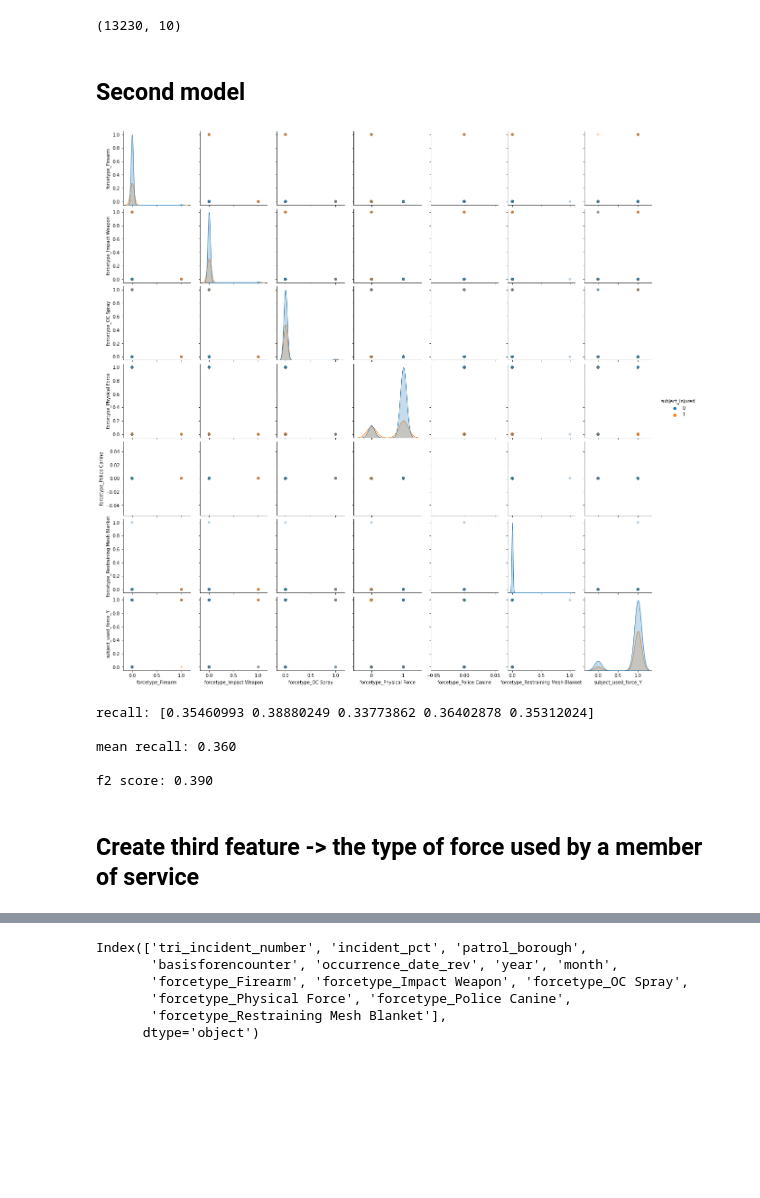
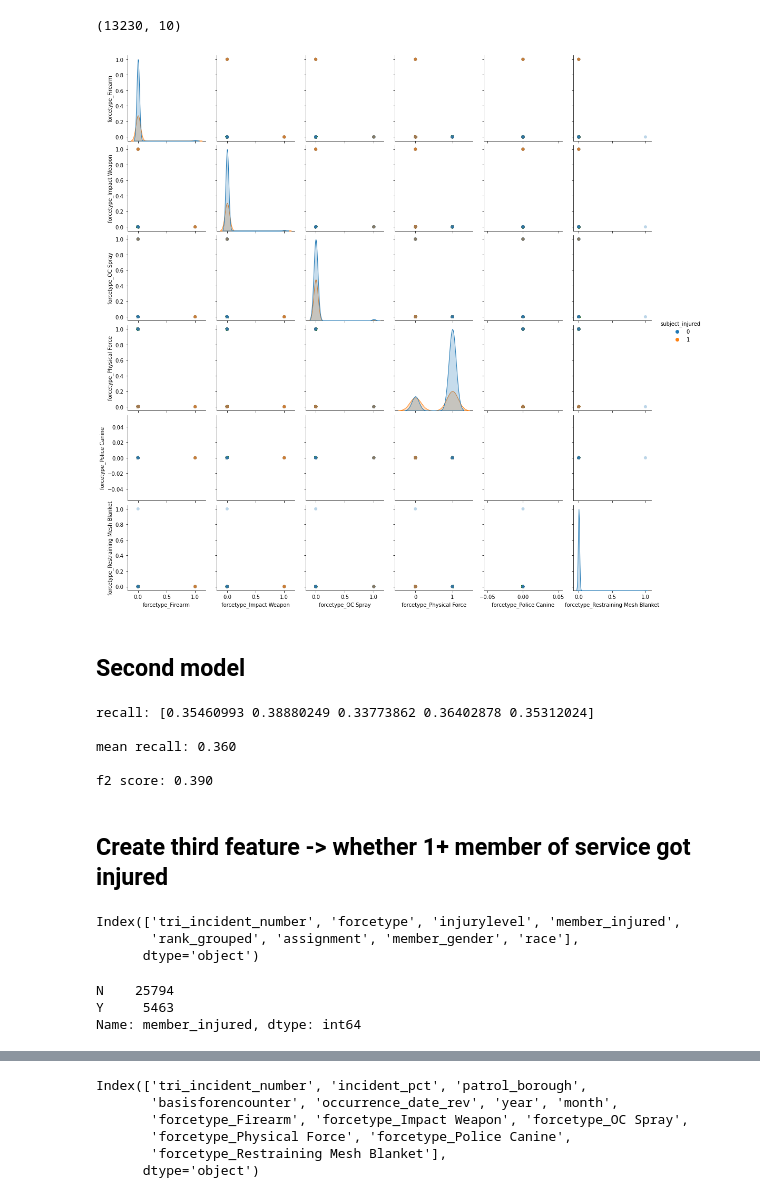
Before and after one commit to chloebs4590/Metis-Classification, a Jupyter notebook: nypd_use_of_force.ipynb, the cells around one changed output, grey strips where cells are left out. Drawn from its saved outputs; the diff is of its cells as text; code cells hidden in the pictures; blank space fills up the shorter version.

```diff
--- a/nypd_use_of_force.ipynb
+++ b/nypd_use_of_force.ipynb
@@ -503,14 +510,13 @@ df_X = df_X.merge(incidents_tri_forcetype, on='tri_incident_number')
 df_X.shape
 # %% [output]
 (13230, 10)
+# %%
+plot_features(df_X[['forcetype_Firearm','forcetype_Impact Weapon','forcetype_OC Spray','forcetype_Physical Force',
+                    'forcetype_Police Canine','forcetype_Restraining Mesh Blanket','subject_injured']])
+# %% [output]
+[figure, added]
 # %% [markdown]
 ## Second model
-# %%
-plot_features(df_X[['forcetype_Firearm','forcetype_Impact Weapon','forcetype_OC Spray','forcetype_Physical Force',
-                    'forcetype_Police Canine','forcetype_Restraining Mesh Blanket','subject_used_force_Y',
-                    'subject_injured']])
-# %% [output]
-[figure, removed]
 # %%
 X_2 = np.array(df_X[['subject_used_force_Y','forcetype_Firearm','forcetype_Impact Weapon','forcetype_OC Spray',
                     'forcetype_Physical Force','forcetype_Police Canine',
@@ -542,4 +548,16 @@ mean recall: 0.360
 
 f2 score: 0.390
 # %% [markdown]
-## Create third feature -> the type of force used by a member of service
+## Create third feature -> whether 1+ member of service got injured
+# %%
+members.columns
+# %% [output]
+Index(['tri_incident_number', 'forcetype', 'injurylevel', 'member_injured',
+       'rank_grouped', 'assignment', 'member_gender', 'race'],
+      dtype='object')
+# %%
+members['member_injured'].value_counts()
+# %% [output]
+N    25794
+Y     5463
+Name: member_injured, dtype: int64
```
Also changed, not shown: parts of 60 cells of this notebook.
